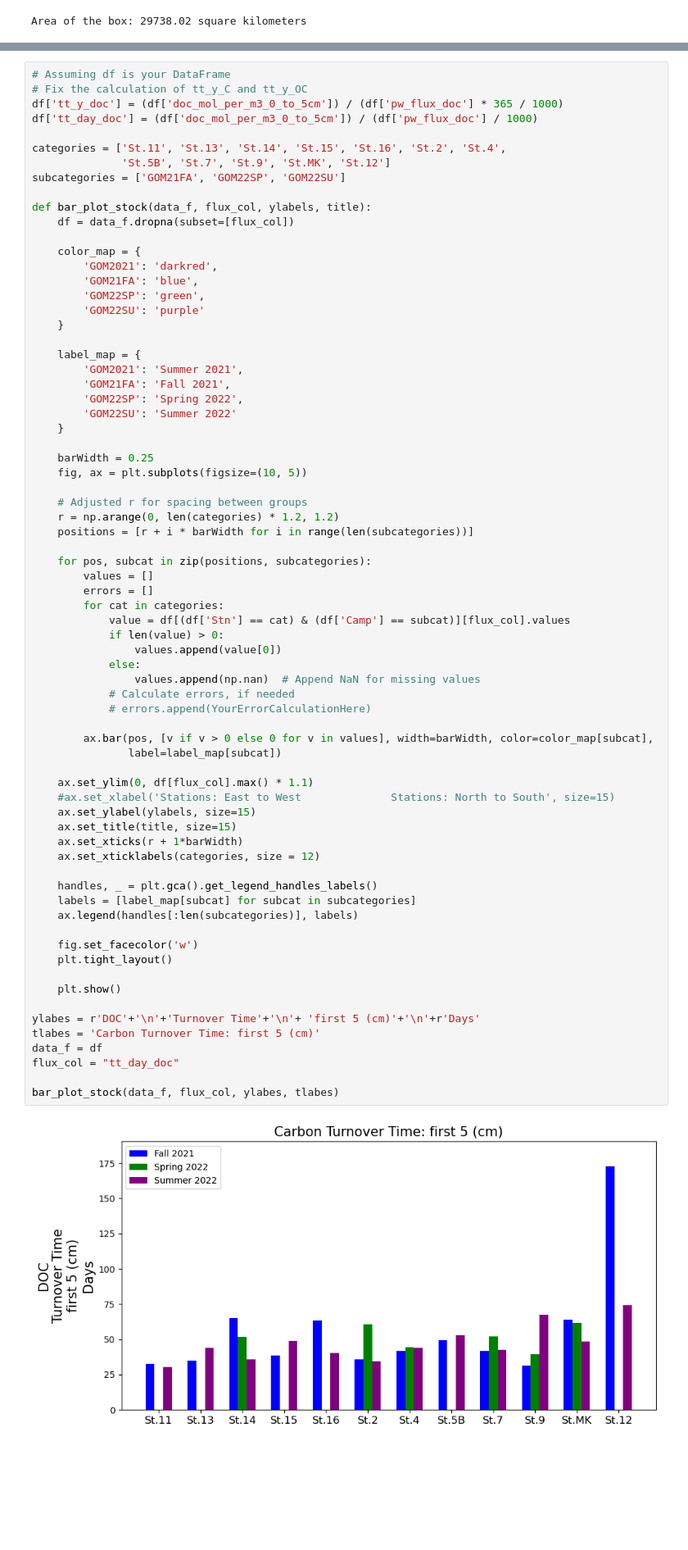
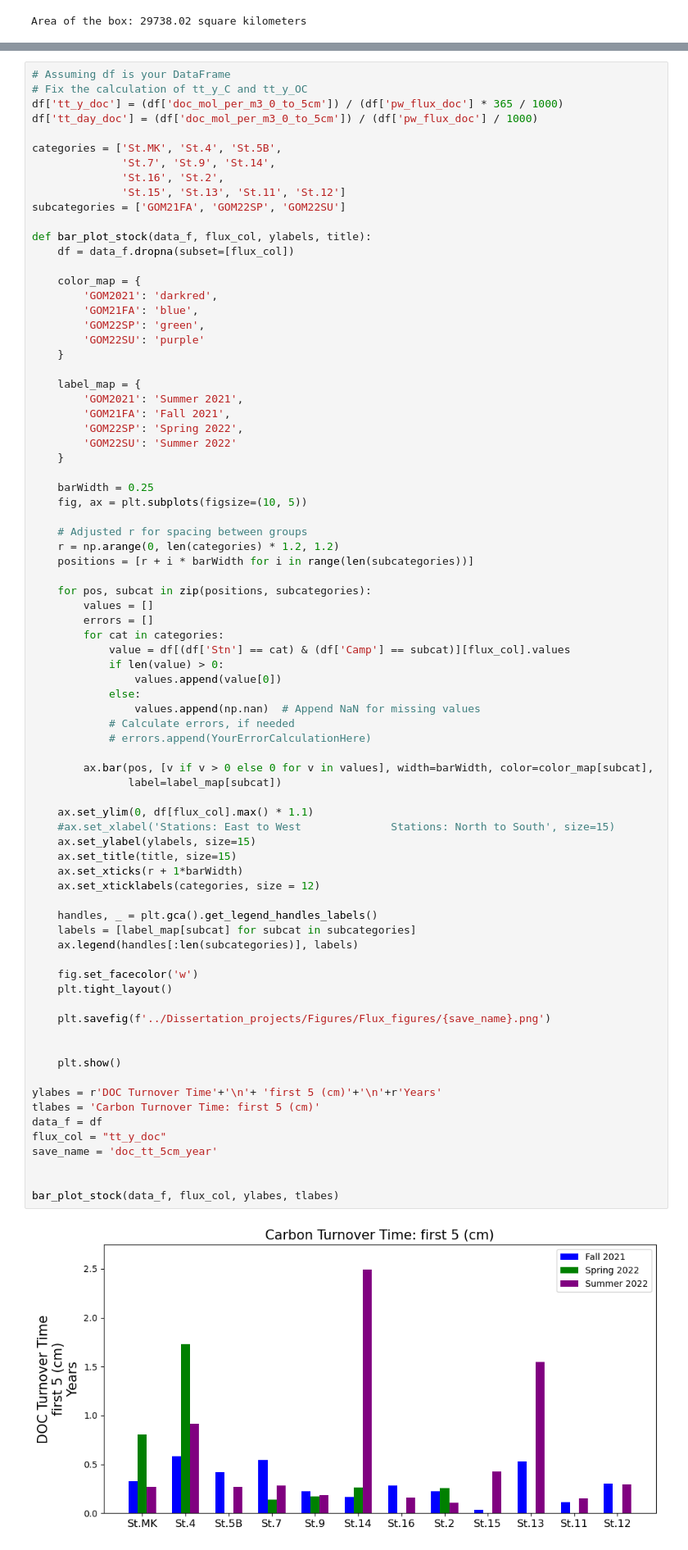
Before and after one commit to Hanna-the-explorer/Data_codes, a Jupyter notebook: Fluxes_analisys_two.ipynb, the cells around one changed output, grey strips where cells are left out. Shown at 82% size. Saved outputs shown, nothing was run; the diff lists cells and outputs as text; blank space fills up the shorter version.

```diff
--- a/Fluxes_analisys_two.ipynb
+++ b/Fluxes_analisys_two.ipynb
@@ -1853,8 +2022,10 @@ Name: doc_mol_per_m3_0_to_5cm, dtype: float64
 df['tt_y_doc'] = (df['doc_mol_per_m3_0_to_5cm']) / (df['pw_flux_doc'] * 365 / 1000)
 df['tt_day_doc'] = (df['doc_mol_per_m3_0_to_5cm']) / (df['pw_flux_doc'] / 1000)
 
-categories = ['St.11', 'St.13', 'St.14', 'St.15', 'St.16', 'St.2', 'St.4',
-              'St.5B', 'St.7', 'St.9', 'St.MK', 'St.12']
+categories = ['St.MK', 'St.4', 'St.5B',
+              'St.7', 'St.9', 'St.14',
+              'St.16', 'St.2',
+              'St.15', 'St.13', 'St.11', 'St.12']
 subcategories = ['GOM21FA', 'GOM22SP', 'GOM22SU']
 
 def bar_plot_stock(data_f, flux_col, ylabels, title):
@@ -1890,36 +2061,41 @@ def bar_plot_stock(data_f, flux_col, ylabels, title):
                 values.append(value[0])
             else:
                 values.append(np.nan)  # Append NaN for missing values
             # Calculate errors, if needed
             # errors.append(YourErrorCalculationHere)
 
         ax.bar(pos, [v if v > 0 else 0 for v in values], width=barWidth, color=color_map[subcat],
                label=label_map[subcat])
 
     ax.set_ylim(0, df[flux_col].max() * 1.1)
     #ax.set_xlabel('Stations: East to West              Stations: North to South', size=15)
     ax.set_ylabel(ylabels, size=15)
     ax.set_title(title, size=15)
     ax.set_xticks(r + 1*barWidth)
     ax.set_xticklabels(categories, size = 12)
 
     handles, _ = plt.gca().get_legend_handles_labels()
     labels = [label_map[subcat] for subcat in subcategories]
     ax.legend(handles[:len(subcategories)], labels)
 
     fig.set_facecolor('w')
     plt.tight_layout()
 
+    plt.savefig(f'../Dissertation_projects/Figures/Flux_figures/{save_name}.png')
+
+
     plt.show()
 
-ylabes = r'DOC'+'\n'+'Turnover Time'+'\n'+ 'first 5 (cm)'+'\n'+r'Days'
+ylabes = r'DOC Turnover Time'+'\n'+ 'first 5 (cm)'+'\n'+r'Years'
 tlabes = 'Carbon Turnover Time: first 5 (cm)'
 data_f = df
-flux_col = "tt_day_doc"
+flux_col = "tt_y_doc"
+save_name = 'doc_tt_5cm_year'
+
 
 bar_plot_stock(data_f, flux_col, ylabes, tlabes)
 # %% [output]
-[figure, old version]
+[figure, new version]
 # %%
 df_doc = pd.read_csv('../Dissertation_projects/Data/TOC/TOC_GOM.csv', sep=',', index_col=0)
 
```
Also changed, not shown: parts of 32 cells of this notebook, 8 other files.
